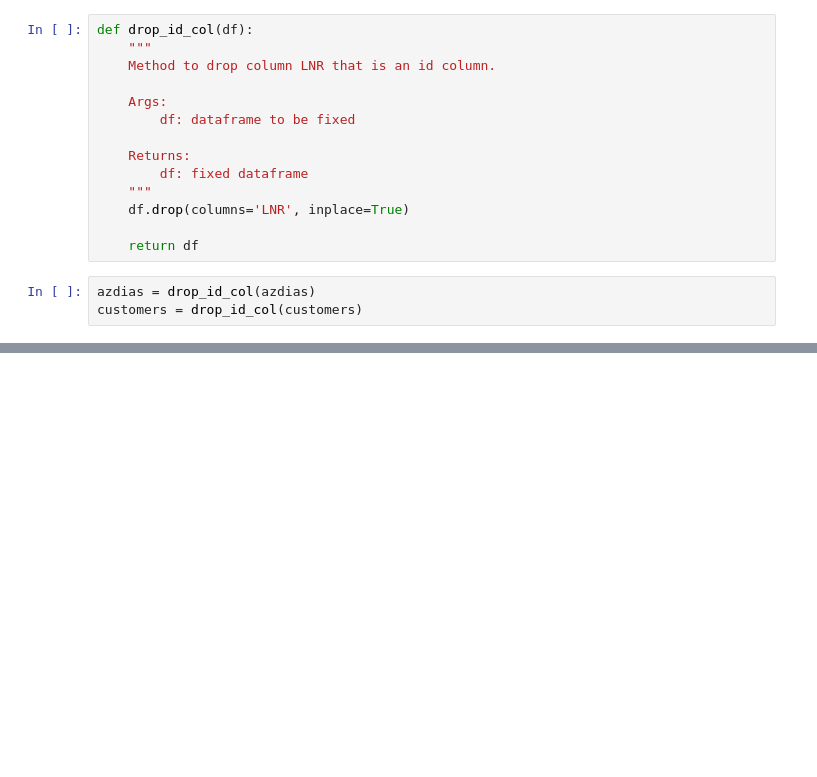
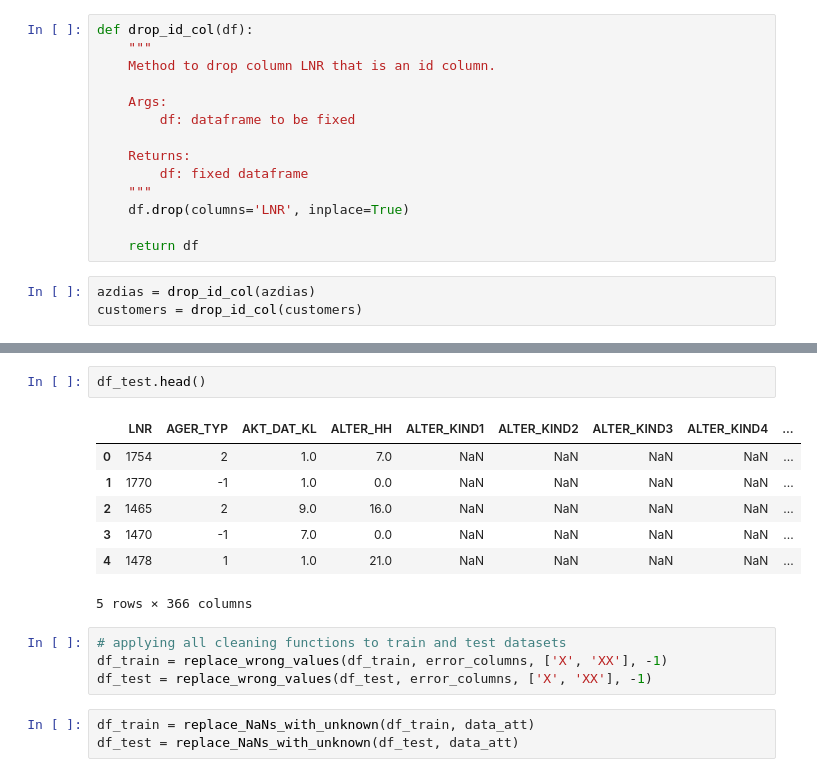
Before and after one commit to marinavillaschi/customer-acquisition, a Jupyter notebook: 1_data_preparation.ipynb, the cells around one changed output, grey strips where cells are left out. Cells and saved outputs as stored; diff of their text form; blank space fills up the shorter version.

```diff
--- a/1_data_preparation.ipynb
+++ b/1_data_preparation.ipynb
@@ -1013,0 +1037,17 @@ customers = drop_id_col(customers)
+# %%
+df_test.head()
+# %% [output]
+|  | LNR | AGER_TYP | AKT_DAT_KL | ALTER_HH | ALTER_KIND1 | ALTER_KIND2 | ALTER_KIND3 | ALTER_KIND4 | ... |
+| 0 | 1754 | 2 | 1.0 | 7.0 | NaN | NaN | NaN | NaN | ... |
+| 1 | 1770 | -1 | 1.0 | 0.0 | NaN | NaN | NaN | NaN | ... |
+| 2 | 1465 | 2 | 9.0 | 16.0 | NaN | NaN | NaN | NaN | ... |
+| 3 | 1470 | -1 | 7.0 | 0.0 | NaN | NaN | NaN | NaN | ... |
+| 4 | 1478 | 1 | 1.0 | 21.0 | NaN | NaN | NaN | NaN | ... |
+5 rows × 366 columns
+# %%
+# applying all cleaning functions to train and test datasets
+df_train = replace_wrong_values(df_train, error_columns, ['X', 'XX'], -1)
+df_test = replace_wrong_values(df_test, error_columns, ['X', 'XX'], -1)
+# %%
+df_train = replace_NaNs_with_unknown(df_train, data_att)
+df_test = replace_NaNs_with_unknown(df_test, data_att)
```
Also changed, not shown: parts of 13 cells of this notebook.
